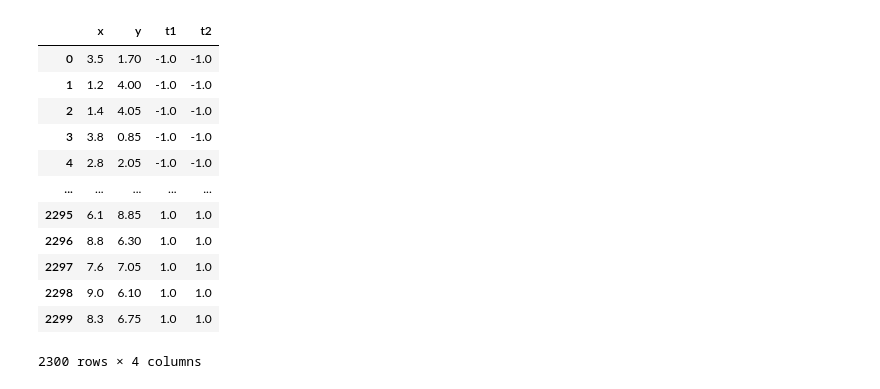
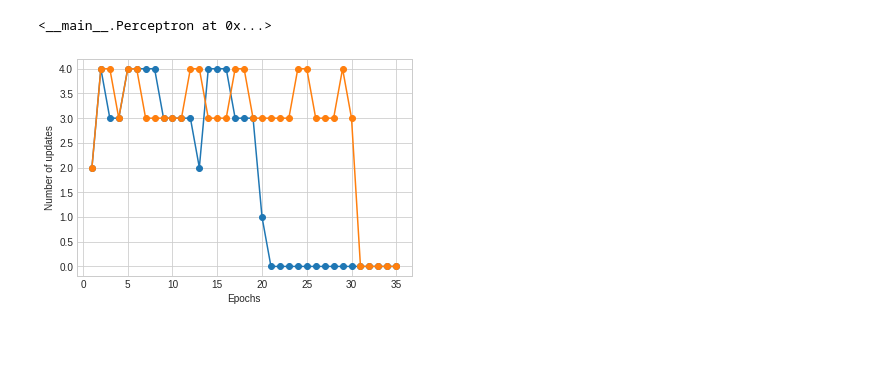
Before and after one commit to akero11/pml_sr_exercises, a Jupyter notebook: xor_test.ipynb, the cells around one changed output. Cells and saved outputs as stored; diff of their text form; code cells hidden in the pictures; blank space fills up the shorter version.

```diff
--- a/xor_test.ipynb
+++ b/xor_test.ipynb
@@ -36,12 +42,16 @@ Y1s = Y1[:len(Y1)//sizeS]
 # %%
 X2 = rng.integers(low = 10, high = 91, size = sizeB)/10
 Y2 = l2.f(X2) + get_y_adds(sizeB)
-
-X2s = X2[:len(X2)//sizeS]
-Y2s = Y2[:len(Y2)//sizeS]
+L21 = np.full(len(X2), -1)
+L22 = np.full(len(X2), 1)
+D2 = np.column_stack((X2, Y2, L21, L22))
+DF2 = pd.DataFrame(data = D2, columns = ['x', 'y', 'l1', 'l2'])
+sDF2 = DF2[:len(DF2)//sizeS]
 # %%
 X3 = rng.integers(low = 60, high = 91, size = sizeA)/10
 Y3 = l3.f(X3) + get_y_adds(sizeA)
-
-X3s = X3[:len(X3)//sizeS]
-Y3s = Y3[:len(Y3)//sizeS]
+L31 = np.full(len(X3), 1)
+L32 = np.full(len(X3), 1)
+D3 = np.column_stack((X3, Y3, L31, L32))
+DF3 = pd.DataFrame(data = D3, columns = ['x', 'y', 'l1', 'l2'])
+sDF3 = DF3[:len(DF3)//sizeS]
@@ -61,16 +57,0 @@ D = np.column_stack((C, y1, y2))
-# %%
-pd.DataFrame(data = D, columns = ['x', 'y', 't1' ,'t2'])
-# %% [output]
-|  | x | y | t1 | t2 |
-| 0 | 3.5 | 1.70 | -1.0 | -1.0 |
-| 1 | 1.2 | 4.00 | -1.0 | -1.0 |
-| 2 | 1.4 | 4.05 | -1.0 | -1.0 |
-| 3 | 3.8 | 0.85 | -1.0 | -1.0 |
-| 4 | 2.8 | 2.05 | -1.0 | -1.0 |
-| ... | ... | ... | ... | ... |
-| 2295 | 6.1 | 8.85 | 1.0 | 1.0 |
-| 2296 | 8.8 | 6.30 | 1.0 | 1.0 |
-| 2297 | 7.6 | 7.05 | 1.0 | 1.0 |
-| 2298 | 9.0 | 6.10 | 1.0 | 1.0 |
-| 2299 | 8.3 | 6.75 | 1.0 | 1.0 |
-2300 rows × 4 columns
@@ -102,3 +86,24 @@ class Perceptron:
 
     def predict(self, X):
         return(np.where(self.net_input(X) >= 0.0, 1, -1))
+# %%
+glr = 0.1
+gni = 35
+
+P1 = Perceptron(glr, gni)
+P2 = Perceptron(glr, gni)
+
+P1.fit(sDF[['x', 'y']].values, sDF['l1'].values)
+P2.fit(sDF[['x', 'y']].values, sDF['l2'].values)
+# %% [output]
+<__main__.Perceptron at 0x...>
+# %%
+plt.plot(range(1, len(P1.errors) + 1), P1.errors, marker='o')
+plt.plot(range(1, len(P2.errors) + 1), P2.errors, marker='o')
+
+plt.xlabel('Epochs')
+plt.ylabel('Number of updates')
+
+plt.show()
+# %% [output]
+[figure, added]
```
Also changed, not shown: parts of 8 cells of this notebook.
